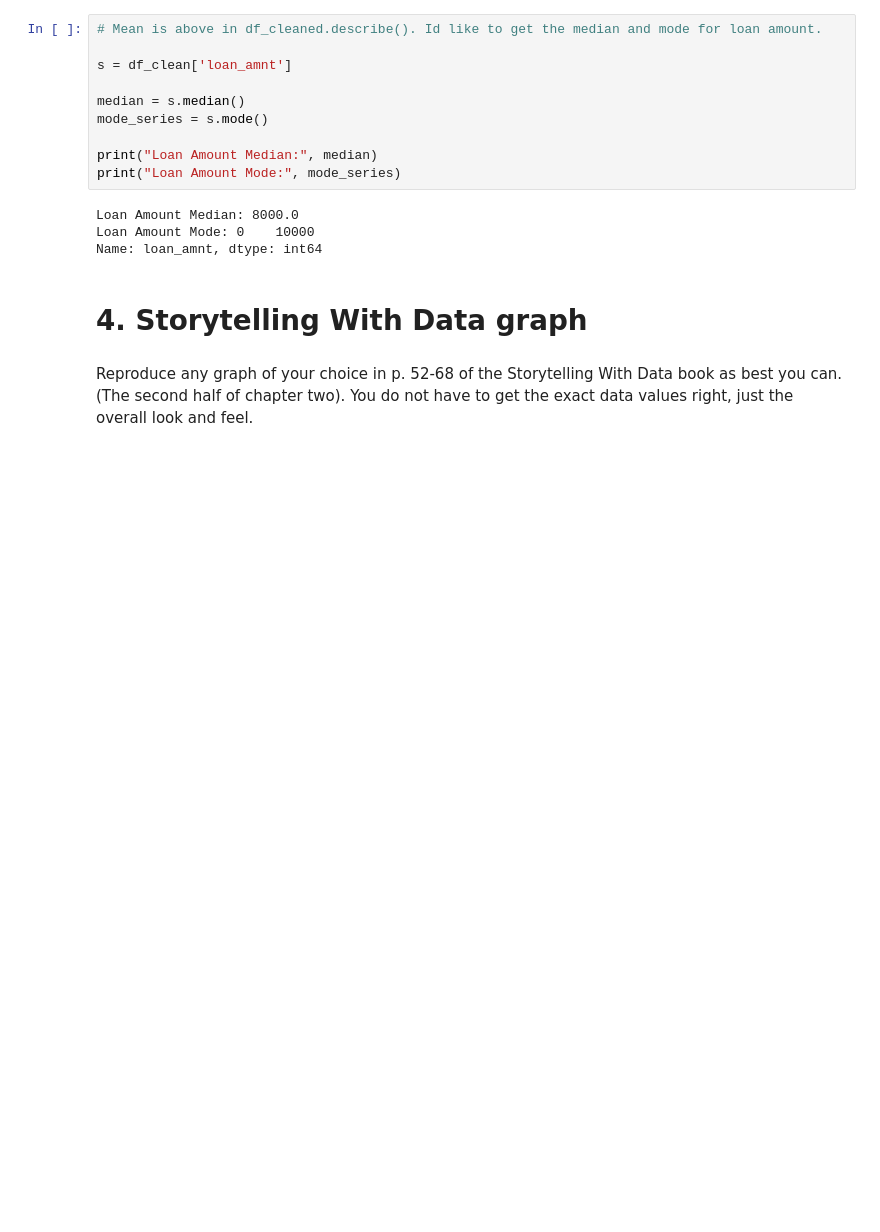
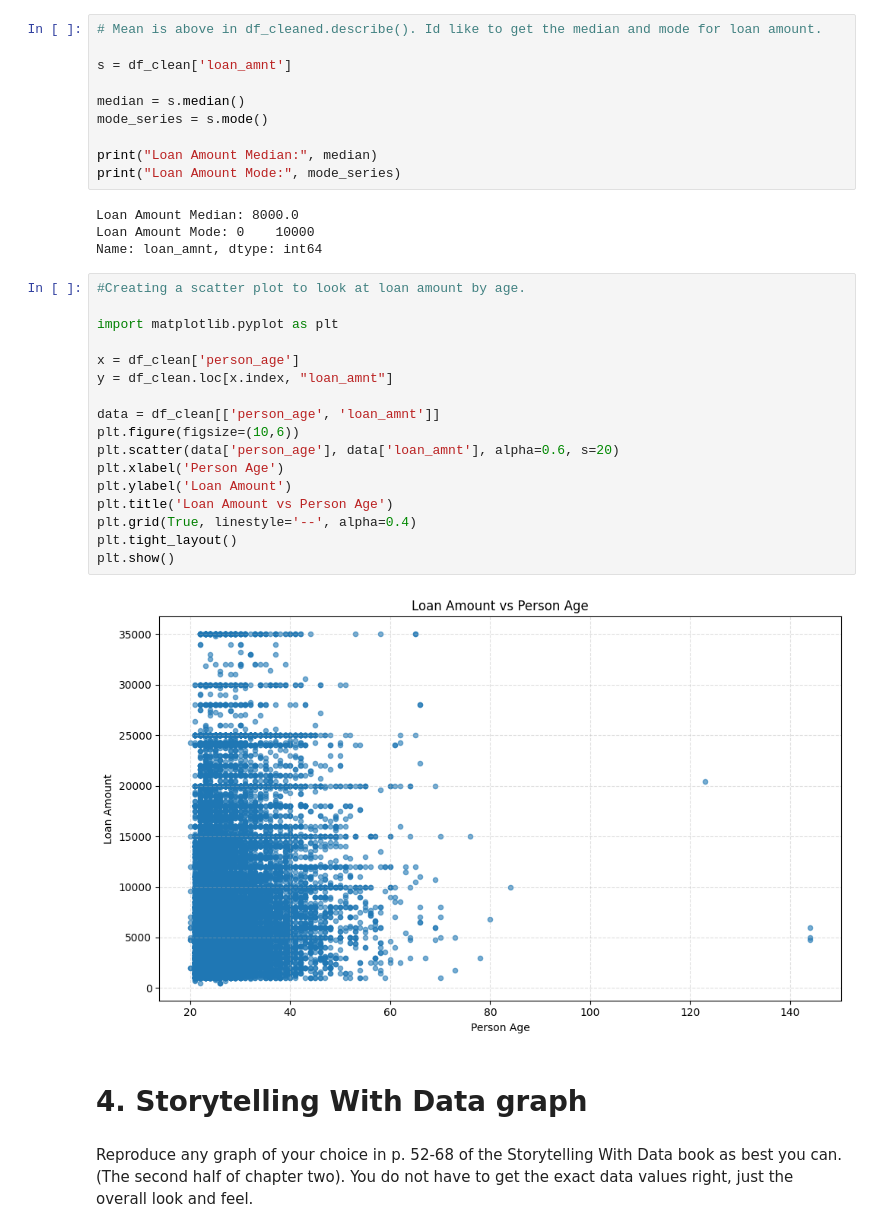
Before and after one commit to JonG-2025/Module-B-semester-2, a Jupyter notebook: Week4.ipynb, the cells around one changed output. Saved outputs shown, nothing was run; the diff lists cells and outputs as text; blank space fills up the shorter version.

Commit message:
Scatter Plot done

```diff
--- a/Week4.ipynb
+++ b/Week4.ipynb
@@ -165,6 +165,25 @@ print("Loan Amount Mode:", mode_series)
 Loan Amount Median: 8000.0
 Loan Amount Mode: 0    10000
 Name: loan_amnt, dtype: int64
+# %%
+#Creating a scatter plot to look at loan amount by age.
+
+import matplotlib.pyplot as plt
+
+x = df_clean['person_age']
+y = df_clean.loc[x.index, "loan_amnt"]
+
+data = df_clean[['person_age', 'loan_amnt']]
+plt.figure(figsize=(10,6))
+plt.scatter(data['person_age'], data['loan_amnt'], alpha=0.6, s=20)
+plt.xlabel('Person Age')
+plt.ylabel('Loan Amount')
+plt.title('Loan Amount vs Person Age')
+plt.grid(True, linestyle='--', alpha=0.4)
+plt.tight_layout()
+plt.show()
+# %% [output]
+[figure, added]
 # %% [markdown]
 # 4. Storytelling With Data graph
 # %% [markdown]
```
